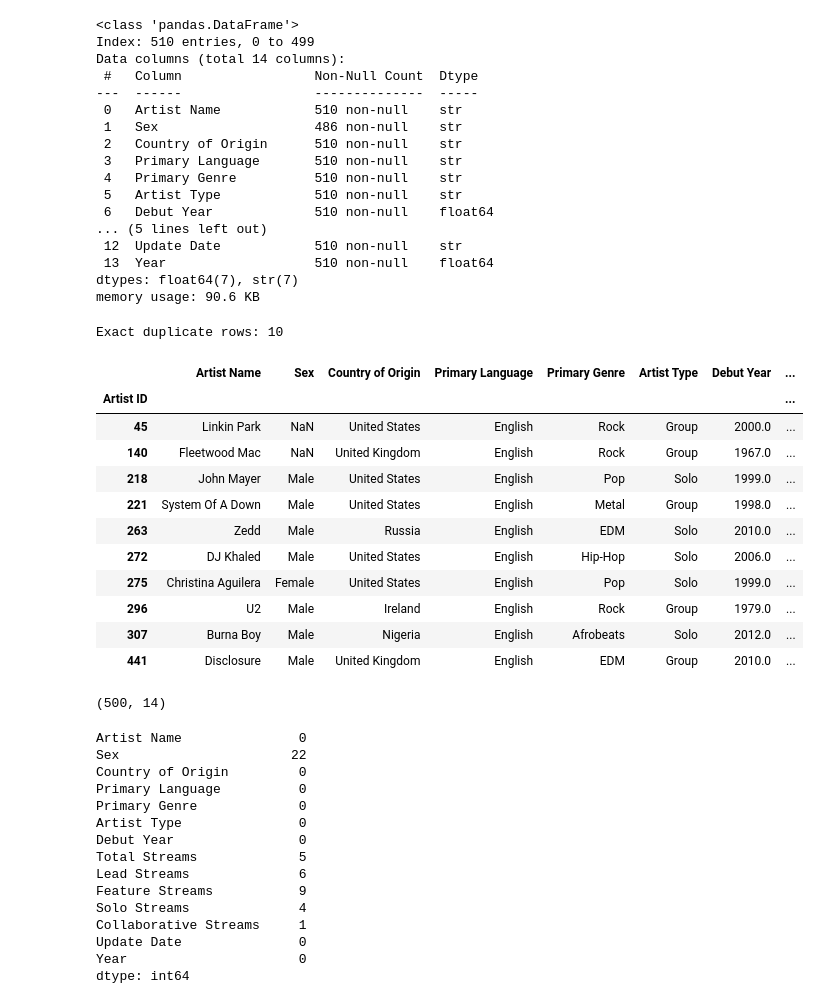
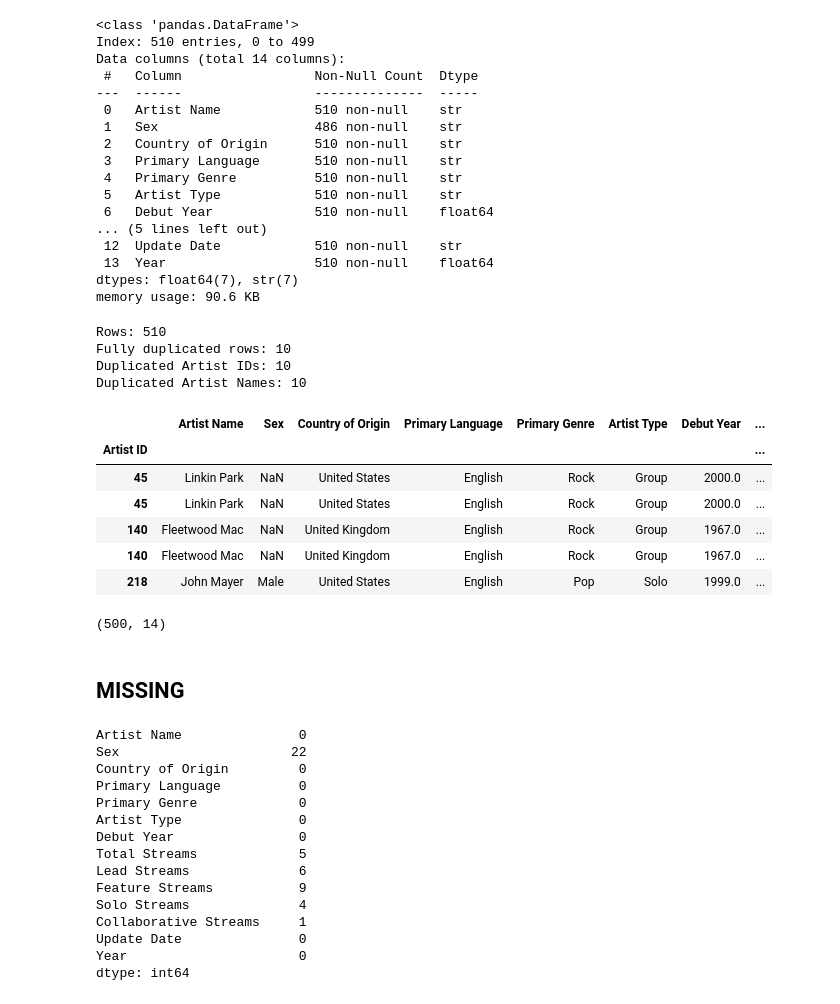
Before and after one commit to martim-dot/Group15_PDS_2627, a Jupyter notebook: project.ipynb, the cells around one changed output. Drawn from its saved outputs; the diff is of its cells as text; code cells hidden in the pictures.

```diff
--- a/project.ipynb
+++ b/project.ipynb
@@ -88,30 +86,33 @@ Data columns (total 14 columns):
  13  Year                   510 non-null    float64
 dtypes: float64(7), str(7)
 memory usage: 90.6 KB
-# %%
-exact_duplicates = artist_df[artist_df.duplicated()]
-print(f"Exact duplicate rows: {exact_duplicates.shape[0]}")
-display(exact_duplicates)
-# %% [output]
-Exact duplicate rows: 10
-|  | Artist Name | Sex | Country of Origin | Primary Language | Primary Genre | Artist Type | Debut Year | ... |
-| Artist ID |  |  |  |  |  |  |  | ... |
-| 45 | Linkin Park | NaN | United States | English | Rock | Group | 2000.0 | ... |
-| 140 | Fleetwood Mac | NaN | United Kingdom | English | Rock | Group | 1967.0 | ... |
-| 218 | John Mayer | Male | United States | English | Pop | Solo | 1999.0 | ... |
-| 221 | System Of A Down | Male | United States | English | Metal | Group | 1998.0 | ... |
-| 263 | Zedd | Male | Russia | English | EDM | Solo | 2010.0 | ... |
-| 272 | DJ Khaled | Male | United States | English | Hip-Hop | Solo | 2006.0 | ... |
-| 275 | Christina Aguilera | Female | United States | English | Pop | Solo | 1999.0 | ... |
-| 296 | U2 | Male | Ireland | English | Rock | Group | 1979.0 | ... |
-| 307 | Burna Boy | Male | Nigeria | English | Afrobeats | Solo | 2012.0 | ... |
-| 441 | Disclosure | Male | United Kingdom | English | EDM | Group | 2010.0 | ... |
-# %%
-artist_df = artist_df.drop_duplicates().copy()
-artist_df.shape
-#retiramos as 10 duplicated rows
-# %% [output]
-(500, 14)
+# %%
+print(f"Rows: {len(artist_df)}")
+print(f"Fully duplicated rows: {artist_df.duplicated().sum()}")
+print(f"Duplicated Artist IDs: {artist_df.index.duplicated().sum()}")
+print(f"Duplicated Artist Names: {artist_df['Artist Name'].duplicated().sum()}")
+
+# Show the duplicated rows side by side
+artist_df[artist_df.duplicated(keep=False)].head()
+# %% [output]
+Rows: 510
+Fully duplicated rows: 10
+Duplicated Artist IDs: 10
+Duplicated Artist Names: 10
+|  | Artist Name | Sex | Country of Origin | Primary Language | Primary Genre | Artist Type | Debut Year | ... |
+| Artist ID |  |  |  |  |  |  |  | ... |
+| 45 | Linkin Park | NaN | United States | English | Rock | Group | 2000.0 | ... |
+| 45 | Linkin Park | NaN | United States | English | Rock | Group | 2000.0 | ... |
+| 140 | Fleetwood Mac | NaN | United Kingdom | English | Rock | Group | 1967.0 | ... |
+| 140 | Fleetwood Mac | NaN | United Kingdom | English | Rock | Group | 1967.0 | ... |
+| 218 | John Mayer | Male | United States | English | Pop | Solo | 1999.0 | ... |
+# %%
+artist_df = artist_df.drop_duplicates().copy() #Tiramos as rows do ID (que correspondem às rows exatamente iguais)
+artist_df.shape
+# %% [output]
+(500, 14)
+# %% [markdown]
+## MISSING
 # %%
 total_missing=artist_df.isnull().sum()
 display(total_missing)
```
Also changed, not shown: parts of 1 cell of this notebook, 1 other file.
